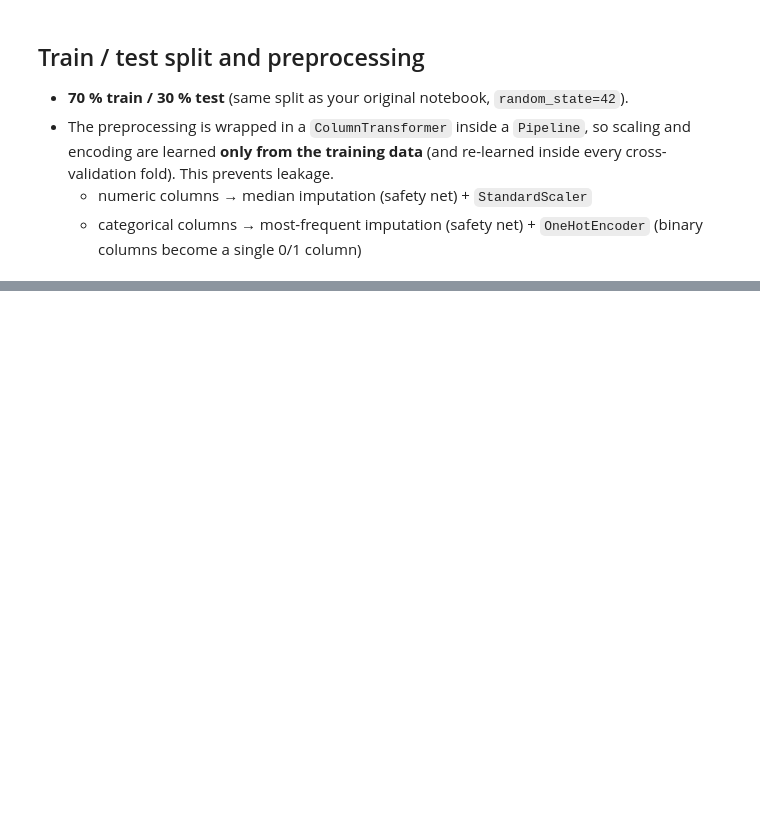
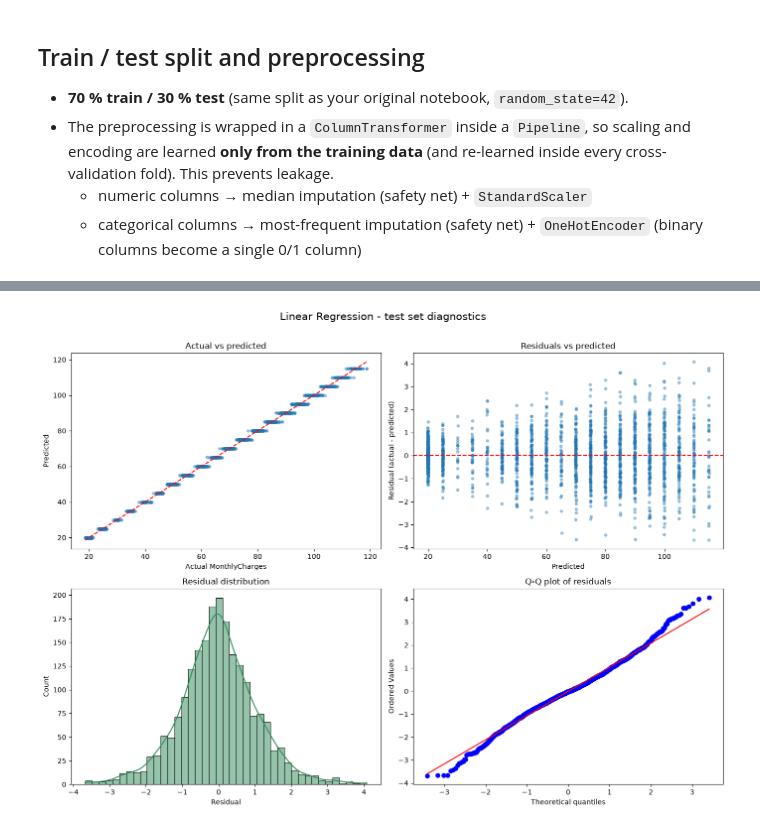
Before and after one commit to anojpradhan/learningDS, a Jupyter notebook: 01_linear_regression.ipynb, the cells around one changed output, grey strips where cells are left out. Saved outputs shown, nothing was run; the diff lists cells and outputs as text; code cells hidden in the pictures; blank space fills up the shorter version.

Commit message:
simple lineear regression done for now

```diff
--- a/01_linear_regression.ipynb
+++ b/01_linear_regression.ipynb
@@ -182,40 +175,37 @@ Every transformation below is **row-wise** (it only looks at one customer at a t
 `customerID` is just an identifier and is dropped.
 # %%
 def engineer_features(data):
-    # Row-wise feature engineering (no statistics learned from data -> no leakage).
     d = data.copy()
     d = d.drop(columns=["customerID"], errors="ignore")
 
     #Harmonise duplicate labels
-    addon_cols = ["OnlineSecurity", "OnlineBackup", "DeviceProtection",
-                  "TechSupport", "StreamingTV", "StreamingMovies"]
+    addon_cols = ["OnlineSecurity", "OnlineBackup", "DeviceProtection","TechSupport", "StreamingTV", "StreamingMovies"]
     d[addon_cols] = d[addon_cols].replace("No internet service", "No")
     d["MultipleLines"] = d["MultipleLines"].replace("No phone service", "No")
 
-    # 2. Counts
+    # Counts
     d["num_addons"] = (d[addon_cols] == "Yes").sum(axis=1)
     d["num_streaming"] = (d[["StreamingTV", "StreamingMovies"]] == "Yes").sum(axis=1)
     d["num_protection"] = (d[["OnlineSecurity", "OnlineBackup",
                               "DeviceProtection", "TechSupport"]] == "Yes").sum(axis=1)
 
-    # 3. Binary flags
+    # Binary flags
     d["has_internet"] = (d["InternetService"] != "No").astype(int)
     d["is_fiber"] = (d["InternetService"] == "Fiber optic").astype(int)
     d["has_phone"] = (d["PhoneService"] == "Yes").astype(int)
     d["multiple_lines_flag"] = (d["MultipleLines"] == "Yes").astype(int)
-    d["total_services"] = (d["num_addons"] + d["has_internet"]
-                           + d["has_phone"] + d["multiple_lines_flag"])
+    d["total_services"] = (d["num_addons"] + d["has_internet"] + d["has_phone"] + d["multiple_lines_flag"])
     d["auto_pay"] = d["PaymentMethod"].str.contains("automatic", case=False).astype(int)
     d["is_month_to_month"] = (d["Contract"] == "Month-to-month").astype(int)
     d["has_family"] = ((d["Partner"] == "Yes") | (d["Dependents"] == "Yes")).astype(int)
 
-    # 4. Tenure transformations
+    # Tenure transformations
     d["log_tenure"] = np.log1p(d["tenure"])
     d["tenure_sq"] = d["tenure"] ** 2
     d["tenure_group"] = pd.cut(d["tenure"], bins=[-1, 12, 24, 48, 60, np.inf],
-                               labels=["0-12", "13-24", "25-48", "49-60", "61+"]).astype(str)
+    labels=["0-12", "13-24", "25-48", "49-60", "61+"]).astype(str)
 
-    # 5. Leakage control
+    #Leakage control
     if not False:
         d = d.drop(columns=["TotalCharges"], errors="ignore")
     return d
@@ -264,14 +252,13 @@ corr_with_target.to_frame("corr with MonthlyCharges")
   * numeric columns → median imputation (safety net) + `StandardScaler`
   * categorical columns → most-frequent imputation (safety net) + `OneHotEncoder` (binary columns become a single 0/1 column)
 # %%
-X_train, X_test, y_train, y_test = train_test_split(
-    X_all, y, test_size=0.3, random_state=42)
+X_train, X_test, y_train, y_test = train_test_split(X_all, y, test_size=0.3, random_state=42)
 print("Train:", X_train.shape, " Test:", X_test.shape)
 print(f"Target mean  train={y_train.mean():.2f}  test={y_test.mean():.2f}")
 
 numeric_features = X_train.select_dtypes(include="number").columns.tolist()
 categorical_features = X_train.select_dtypes(exclude="number").columns.tolist()
-print("\nNumeric features    :", len(numeric_features), numeric_features)
+print("\nNumeric features :", len(numeric_features), numeric_features)
 print("Categorical features:", len(categorical_features), categorical_features)
 
 
@@ -300,0 +392,10 @@ Categorical features: 17 ['gender', 'Partner', 'Dependents', 'PhoneService', 'Mu
+# %%
+baseline = Pipeline([("prep", make_preprocessor()),
+                     ("model", DummyRegressor(strategy="mean"))]).fit(X_train, y_train)
+
+lin_reg = Pipeline([("prep", make_preprocessor()),
+                    ("model", LinearRegression())]).fit(X_train, y_train)
+
+n_feat = lin_reg.named_steps["prep"].get_feature_names_out().shape[0]
+print("Number of model input features after encoding:", n_feat)
+print("Intercept:", round(float(lin_reg.named_steps["model"].intercept_), 4))
@@ -300,0 +425,5 @@ Categorical features: 17 ['gender', 'Partner', 'Dependents', 'PhoneService', 'Mu
+# %%
+y_pred_test = lin_reg.predict(X_test)
+diagnostic_plots(y_test, y_pred_test, "Linear Regression - test set diagnostics")
+# %% [output]
+[figure, added]
```
Also changed, not shown: parts of 20 cells of this notebook, 2 other files.
